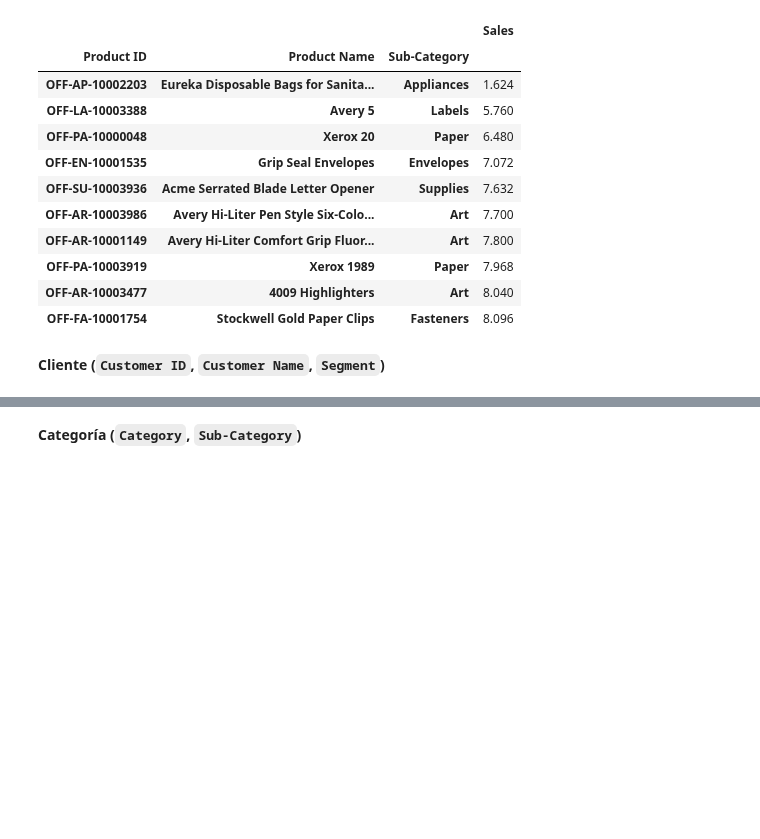
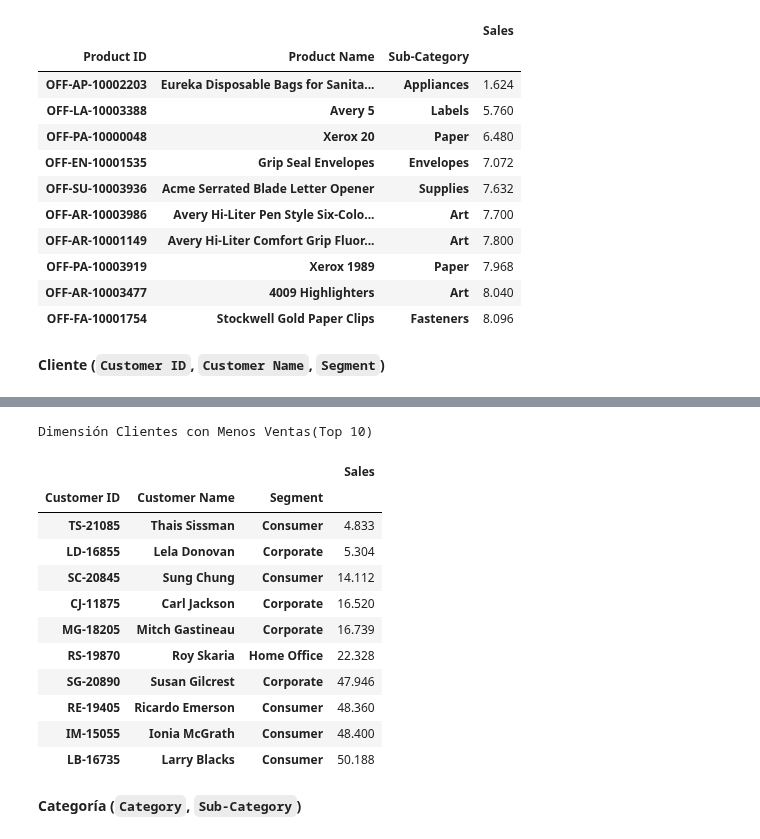
Before and after one commit to SaitoM17/superstore_sales, a Jupyter notebook: notebooks/objetivo_proyecto.ipynb, the cells around one changed output, grey strips where cells are left out. Drawn from its saved outputs; the diff is of its cells as text; code cells hidden in the pictures; blank space fills up the shorter version.

```diff
--- a/notebooks/objetivo_proyecto.ipynb
+++ b/notebooks/objetivo_proyecto.ipynb
@@ -272,3 +279,20 @@ dimensiones_clientes
+# %%
+print(f'Dimensión Clientes con Menos Ventas(Top 10)')
+dimensiones_clientes_top_menos
+# %% [output]
+Dimensión Clientes con Menos Ventas(Top 10)
+|  |  |  | Sales |
+| Customer ID | Customer Name | Segment |  |
+| TS-21085 | Thais Sissman | Consumer | 4.833 |
+| LD-16855 | Lela Donovan | Corporate | 5.304 |
+| SC-20845 | Sung Chung | Consumer | 14.112 |
+| CJ-11875 | Carl Jackson | Corporate | 16.520 |
+| MG-18205 | Mitch Gastineau | Corporate | 16.739 |
+| RS-19870 | Roy Skaria | Home Office | 22.328 |
+| SG-20890 | Susan Gilcrest | Corporate | 47.946 |
+| RE-19405 | Ricardo Emerson | Consumer | 48.360 |
+| IM-15055 | Ionia McGrath | Consumer | 48.400 |
+| LB-16735 | Larry Blacks | Consumer | 50.188 |
 # %% [markdown]
 **Categoría	(``Category``, ``Sub-Category``)**
 # %%
```
Also changed, not shown: parts of 2 cells of this notebook.
